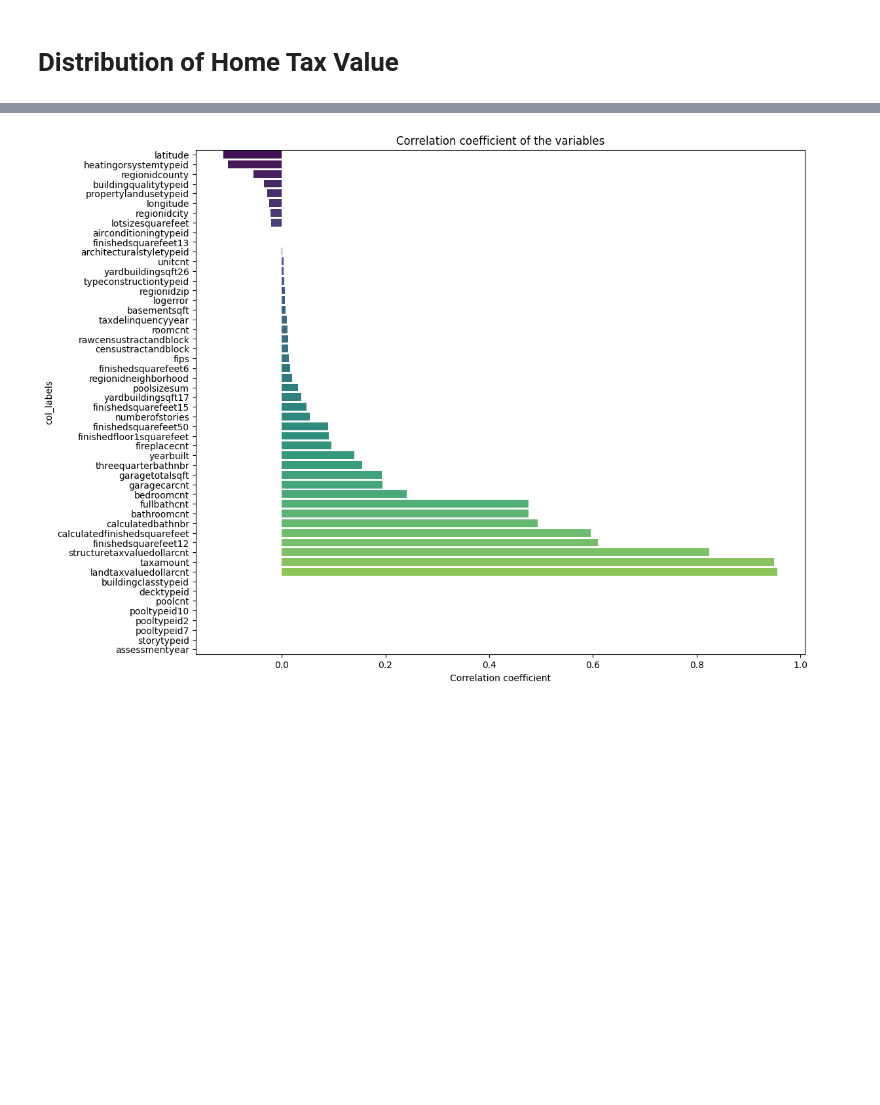
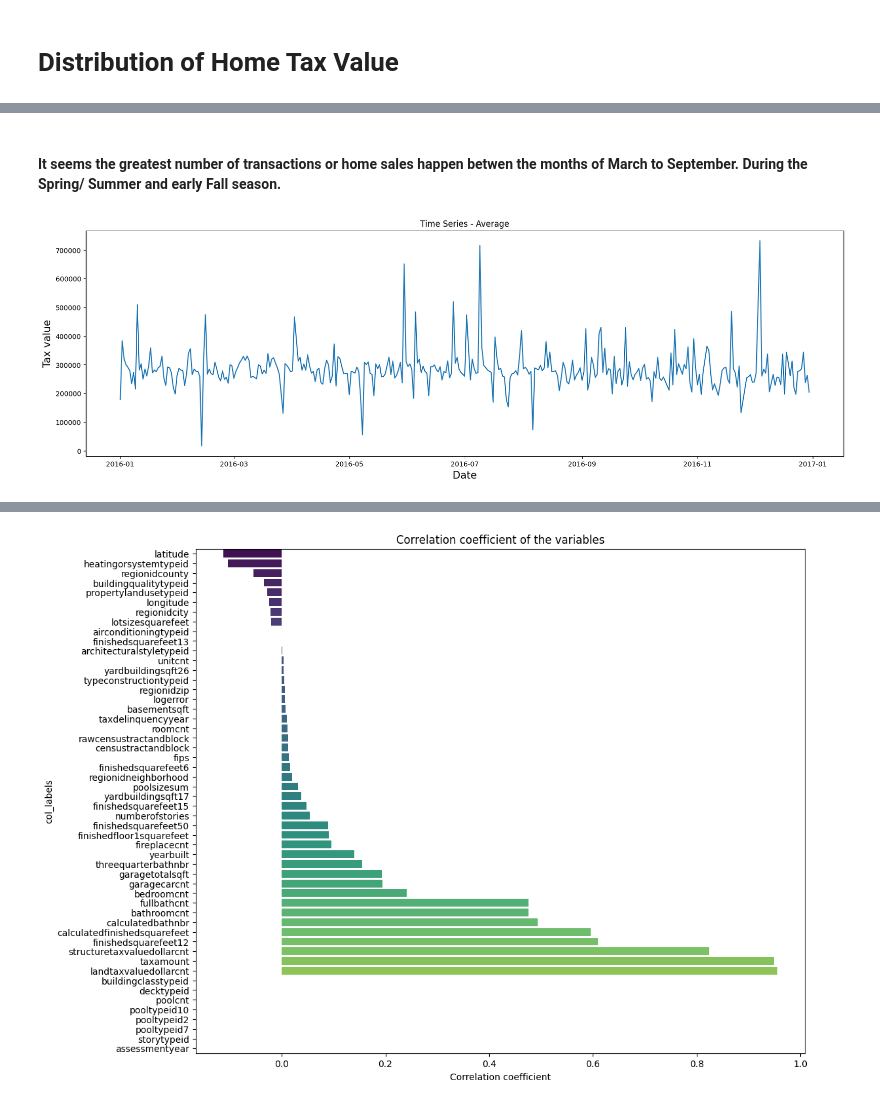
Before and after one commit to Abeermathur7/RealEstateModeling, a Jupyter notebook: RealEstatePropertyPriceFeatureAnalysis2.ipynb, the cells around one changed output, grey strips where cells are left out. Drawn from its saved outputs; the diff is of its cells as text; code cells hidden in the pictures; blank space fills up the shorter version.

```diff
--- a/RealEstatePropertyPriceFeatureAnalysis2.ipynb
+++ b/RealEstatePropertyPriceFeatureAnalysis2.ipynb
@@ -46,0 +67,13 @@ train_df[5:]
+# %% [markdown]
+#### It seems the greatest number of transactions or home sales happen betwen the months of March to September. During the Spring/ Summer and early Fall season.
+# %%
+
+plt.figure(figsize=(20, 6))
+mean_group = data_2016[['transactiondate','landtaxvaluedollarcnt']].groupby(['transactiondate'])['landtaxvaluedollarcnt'].mean()
+plt.plot(mean_group)
+plt.xlabel('Date', fontsize=15)
+plt.ylabel('Tax value', fontsize=15)
+plt.title('Time Series - Average')
+plt.show()
+# %% [output]
+[figure, added]
```
Also changed, not shown: parts of 48 cells of this notebook.
